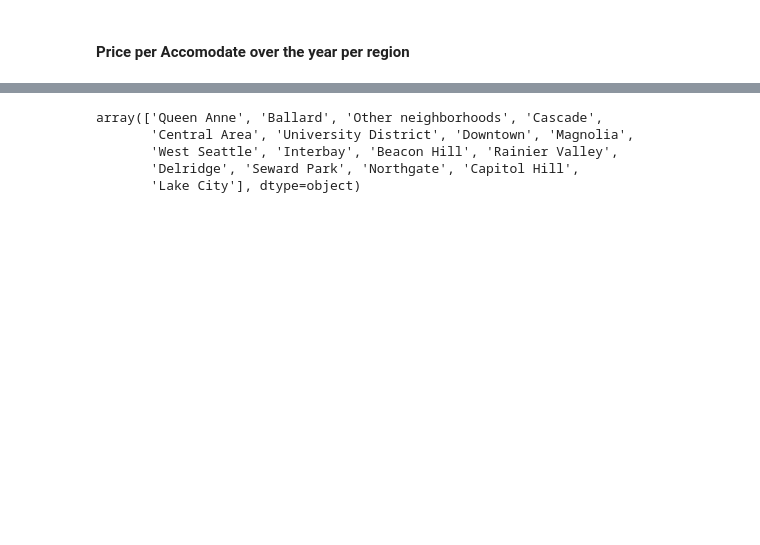
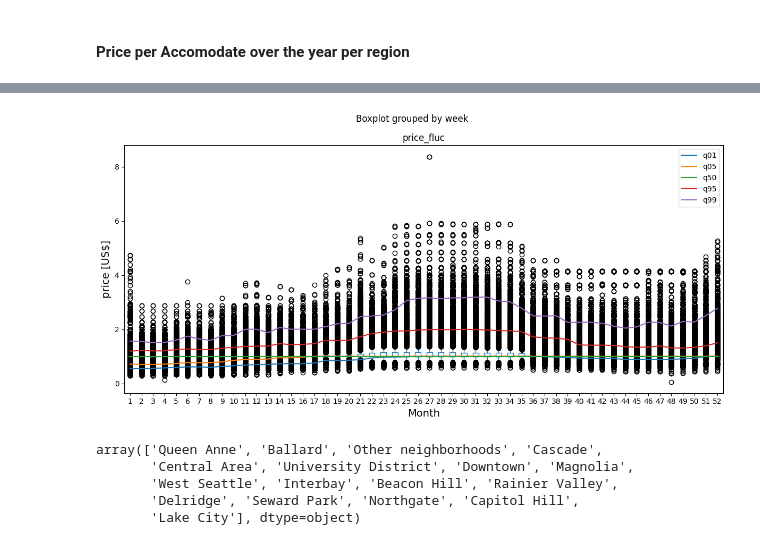
Before and after one commit to saschagroetzki/ud_p1_blogpost, a Jupyter notebook: main.ipynb, the cells around one changed output, grey strips where cells are left out. Cells and saved outputs as stored; diff of their text form; code cells hidden in the pictures; blank space fills up the shorter version.

```diff
--- a/main.ipynb
+++ b/main.ipynb
@@ -280 +592,24 @@ See the caveats in the documentation: https://pandas.pydata.org/pandas-docs/stab
+# %%
+timerange = 'week'
+
+fig, ax = plt.subplots(ncols=1, nrows=1, figsize = (12,6))
+
+df_merge_f.boxplot(column='price_fluc', by=timerange, ax= ax)
+
+df_agg.plot(x = timerange, y='q01', ax = ax, label = 'q01')
+df_agg.plot(x = timerange, y='q05', ax = ax, label = 'q05')
+df_agg.plot(x = timerange, y='q50', ax = ax, label = 'q50')
+df_agg.plot(x = timerange, y='q95', ax = ax, label = 'q95')
+df_agg.plot(x = timerange, y='q99', ax = ax, label = 'q99')
+
+
+ax.set_xlabel('Month', fontsize = 14)
+# ax.set_xticklabels(temp_df['month_name'])
+ax.set_ylabel('price [US$]', fontsize = 14)
+
+fig.tight_layout()
+
+plt.show()
+# %% [output]
+[figure, added]
 # %%
```
Also changed, not shown: parts of 21 cells of this notebook.
